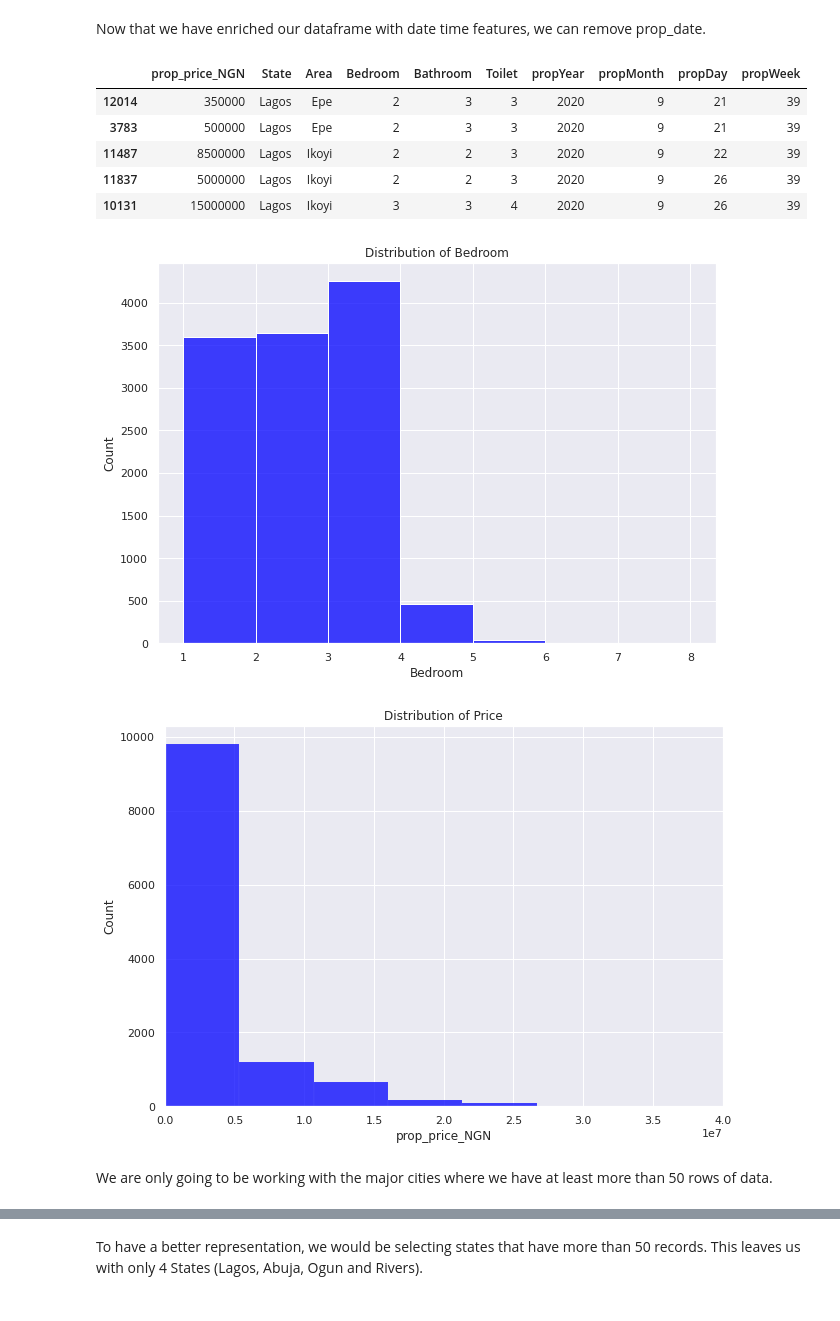
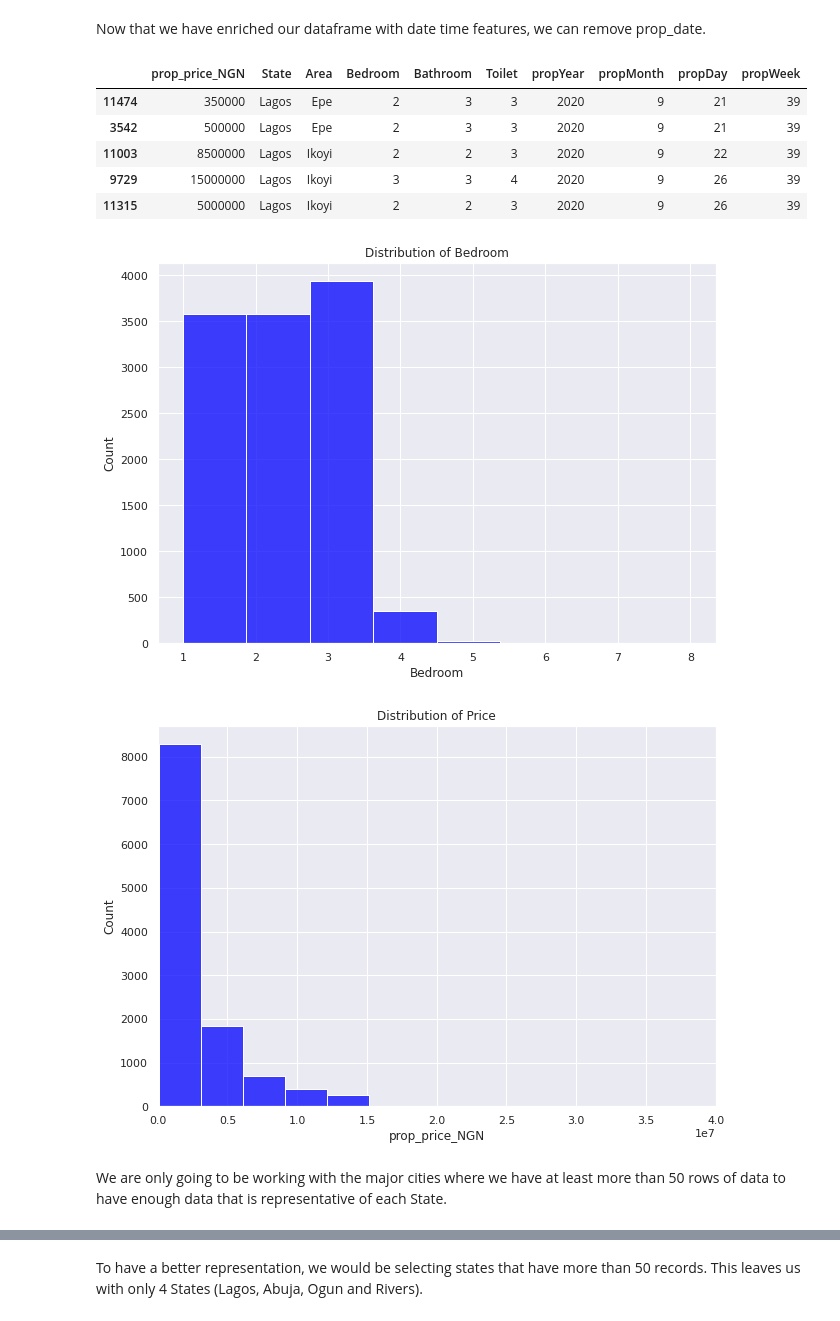
Before and after one commit to tosmartak/Data-Science-and-Machine-Learning-Projects-with-Python, a Jupyter notebook: Nigerian_State_Relocation_Guide_and_Tips.ipynb, the cells around one changed output, grey strips where cells are left out. Drawn from its saved outputs; the diff is of its cells as text; code cells hidden in the pictures.

```diff
--- a/Nigerian_State_Relocation_Guide_and_Tips.ipynb
+++ b/Nigerian_State_Relocation_Guide_and_Tips.ipynb
@@ -673,0 +679,10 @@ raw_df_load.to_csv("drive/MyDrive/Data Science and ML projects/Nigerian State Re
+# %%
+# import the libraries and load the data
+import numpy as np
+import pandas as pd
+import seaborn as sns
+from sklearn.ensemble import IsolationForest
+sns.set_theme()
+
+data = pd.read_csv('drive/MyDrive/Data Science and ML projects/Nigerian State Relocation Guide Data/clean_property_all.csv')
+data.head()
@@ -694,8 +766,9 @@ import seaborn as sns
 sns.set_theme()
 # %%
 # Loading our data and parsing date to prop_date
-df_load = pd.read_csv("drive/MyDrive/Data Science and ML projects/Nigerian State Relocation Guide Data/clean_property_all.csv",
+df_load = pd.read_csv("drive/MyDrive/Data Science and ML projects/Nigerian State Relocation Guide Data/without_price_anomalies.csv",
                  parse_dates=['prop_date'])
+df_load.drop(["scores", "anomaly_score"], axis=1, inplace=True)
 df_load.head()
 # %% [output]
 |  | prop_date | prop_price_NGN | State | Area | Bedroom | Bathroom | Toilet |
@@ -729,25 +802,25 @@ df.drop("prop_date", axis=1, inplace=True)
 df.head()
 # %% [output]
 |  | prop_price_NGN | State | Area | Bedroom | Bathroom | Toilet | propYear | propMonth | propDay | propWeek |
-| 12014 | 350000 | Lagos | Epe | 2 | 3 | 3 | 2020 | 9 | 21 | 39 |
-| 3783 | 500000 | Lagos | Epe | 2 | 3 | 3 | 2020 | 9 | 21 | 39 |
-| 11487 | 8500000 | Lagos | Ikoyi | 2 | 2 | 3 | 2020 | 9 | 22 | 39 |
-| 11837 | 5000000 | Lagos | Ikoyi | 2 | 2 | 3 | 2020 | 9 | 26 | 39 |
-| 10131 | 15000000 | Lagos | Ikoyi | 3 | 3 | 4 | 2020 | 9 | 26 | 39 |
+| 11474 | 350000 | Lagos | Epe | 2 | 3 | 3 | 2020 | 9 | 21 | 39 |
+| 3542 | 500000 | Lagos | Epe | 2 | 3 | 3 | 2020 | 9 | 21 | 39 |
+| 11003 | 8500000 | Lagos | Ikoyi | 2 | 2 | 3 | 2020 | 9 | 22 | 39 |
+| 9729 | 15000000 | Lagos | Ikoyi | 3 | 3 | 4 | 2020 | 9 | 26 | 39 |
+| 11315 | 5000000 | Lagos | Ikoyi | 2 | 2 | 3 | 2020 | 9 | 26 | 39 |
 # %%
 # Distribution of bedroom in our dataframe
 plt.figure(figsize=(10,7))
-sns.histplot(df_load.Bedroom, bins=7, color='blue')
+sns.histplot(df.Bedroom, bins=8, color='blue')
 plt.title("Distribution of Bedroom");
 # %% [output]
-[figure, old version]
+[figure, new version]
 # %%
 # Distribution of price in our dataframe
 plt.figure(figsize=(10,7))
-sns.histplot(df_load.prop_price_NGN, bins=1500, color='blue')
+sns.histplot(df.prop_price_NGN, bins=5, color='blue')
 plt.title("Distribution of Price")
 plt.xlim([0,40000000]);
 # %% [output]
-[figure, old version]
+[figure, new version]
 # %% [markdown]
-We are only going to be working with the major cities where we have at least more than 50 rows of data.
+We are only going to be working with the major cities where we have at least more than 50 rows of data to have enough data that is representative of each State.
```
Also changed, not shown: parts of 134 cells of this notebook.
